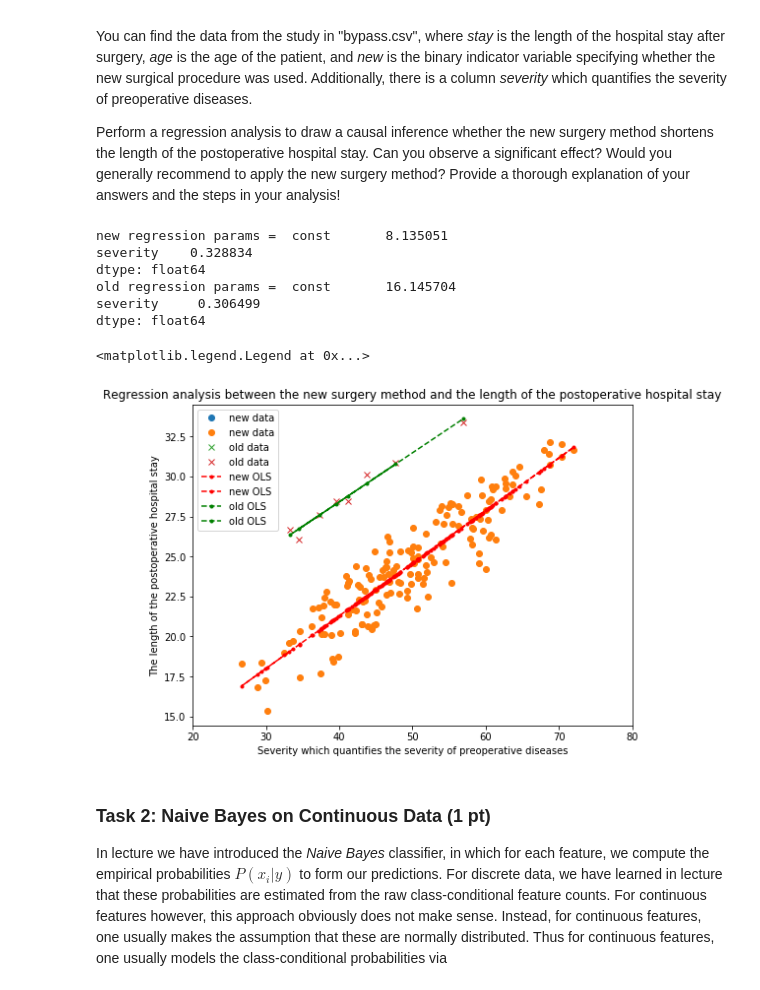
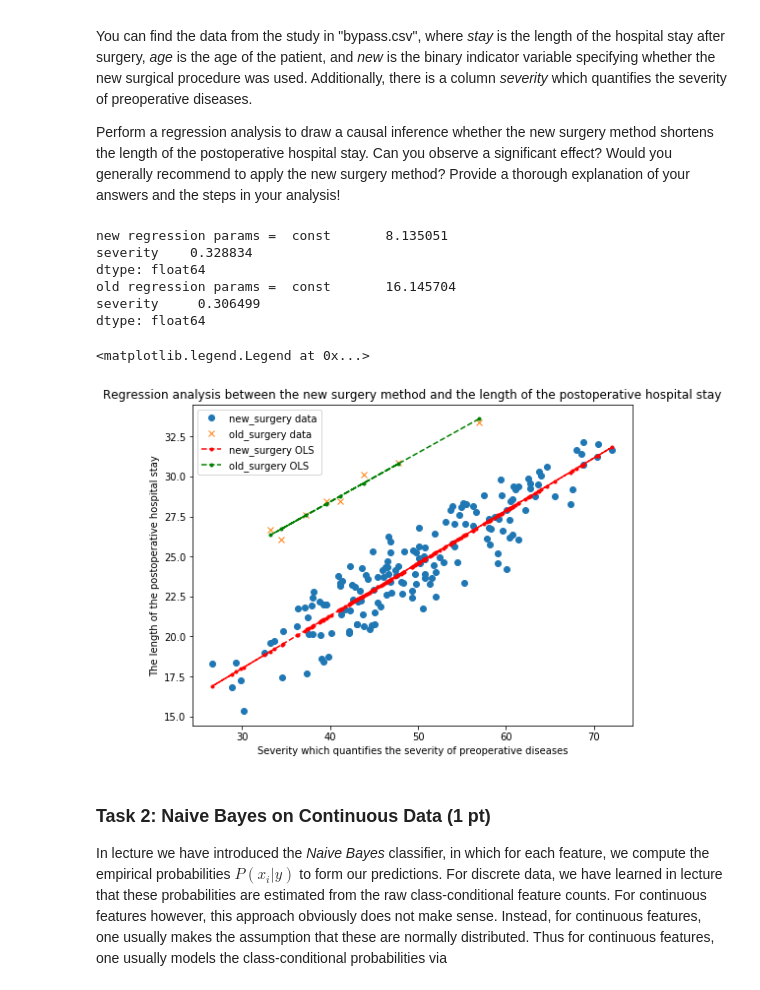
Before and after one commit to MaDolphin/Social-Data-Science, a Jupyter notebook: assignment_2/haikun_home_assignment_2.ipynb, the cells around one changed output. Drawn from its saved outputs; the diff is of its cells as text; code cells hidden in the pictures.

```diff
--- a/assignment_2/haikun_home_assignment_2.ipynb
+++ b/assignment_2/haikun_home_assignment_2.ipynb
@@ -39,46 +39,40 @@ df_bypass = data_bypass[data_bypass['age'] <= 80] # age <= 80
 df_bypass_old = df_bypass[data_bypass['new'] == 0] # old surgery
 df_bypass_new = df_bypass[data_bypass['new'] == 1] # new surgery
 
 y_new = df_bypass_new.stay
-x_new = df_bypass_new.severity
-x_new = sm.add_constant(x_new)
-y_new = df_bypass_new.stay
+x_new = sm.add_constant(df_bypass_new.severity)
 model_new = sm.OLS(y_new,x_new)
 results_new = model_new.fit()
 # print(results_new.summary())
 print("new regression params = ", results_new.params)
 
 y_old = df_bypass_old.stay
-x_old = df_bypass_old.severity
-x_old = sm.add_constant(x_old)
+x_old = sm.add_constant(df_bypass_old.severity)
 model_old = sm.OLS(y_old,x_old)
 results_old = model_old.fit()
 # print(results_old.summary())
 print("old regression params = ", results_old.params)
 
 y_new_fitted = results_new.fittedvalues
-# y_new_fitted
 y_old_fitted = results_old.fittedvalues
 fig, ax = plt.subplots(figsize=(8,6))
-ax.plot(x_new, y_new, 'o', label='new data')
-ax.plot(x_old, y_old, 'x', label='old data')
-new_OLS = ax.plot(x_new, y_new_fitted, 'r--.',label='new OLS')
-old_OLS = ax.plot(x_old, y_old_fitted, 'g--.',label='old OLS')
-plt.xlim(20,80)
+ax.plot(df_bypass_new.severity, y_new, 'o', label='new_surgery data')
+ax.plot(df_bypass_old.severity, y_old, 'x', label='old_surgery data')
+new_OLS = ax.plot(df_bypass_new.severity, y_new_fitted, 'r--.',label='new_surgery OLS')
+old_OLS = ax.plot(df_bypass_old.severity, y_old_fitted, 'g--.',label='old_surgery OLS')
 plt.xlabel('Severity which quantifies the severity of preoperative diseases')
 plt.ylabel('The length of the postoperative hospital stay')
 plt.title('Regression analysis between the new surgery method and the length of the postoperative hospital stay')
 ax.legend()
-# ax.legend(handles=[new_OLS])
 # %% [output]
 new regression params =  const       8.135051
 severity    0.328834
 dtype: float64
 old regression params =  const       16.145704
 severity     0.306499
 dtype: float64
 <matplotlib.legend.Legend at 0x...>
-[figure, old version]
+[figure, new version]
 # %% [markdown]
 ### Task 2: Naive Bayes on Continuous Data (1 pt)
 
```
